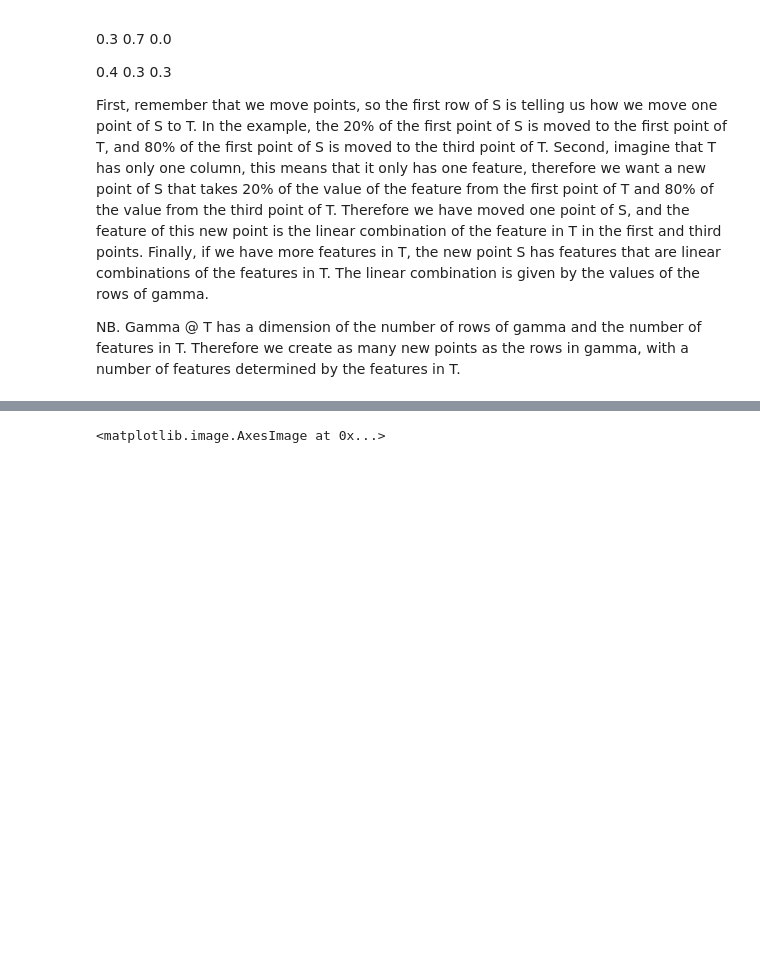
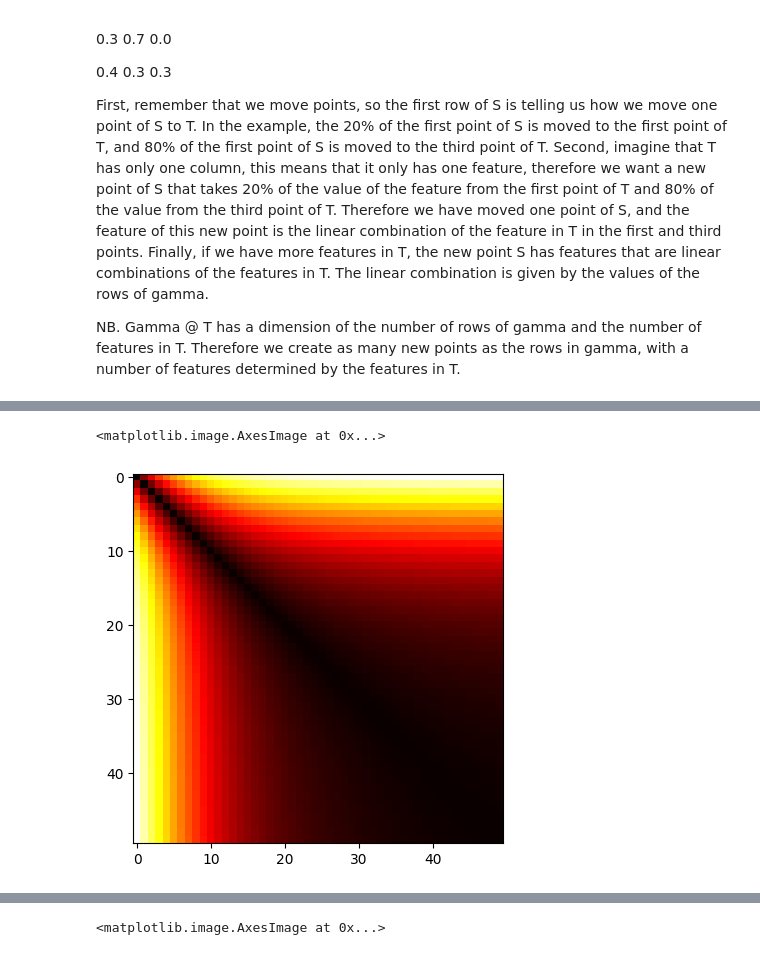
Before and after one commit to Dernalord/Project_OT, a Jupyter notebook: Project_OT.ipynb, the cells around one changed output, grey strips where cells are left out. Saved outputs shown, nothing was run; the diff lists cells and outputs as text; code cells hidden in the pictures; blank space fills up the shorter version.

```diff
--- a/Project_OT.ipynb
+++ b/Project_OT.ipynb
@@ -454,0 +509,6 @@ plt.hist(Y_w_surf)
+# %%
+reg_path_matrix = knn_ot_regpath(X_w_surf,Y_w_surf,X_d_surf,Y_d_surf, reg_range=[0.0016,0.1,50])
+plt.imshow(reg_path_matrix, cmap='hot')
+# %% [output]
+<matplotlib.image.AxesImage at 0x...>
+[figure, added]
```
Also changed, not shown: parts of 8 cells of this notebook.
